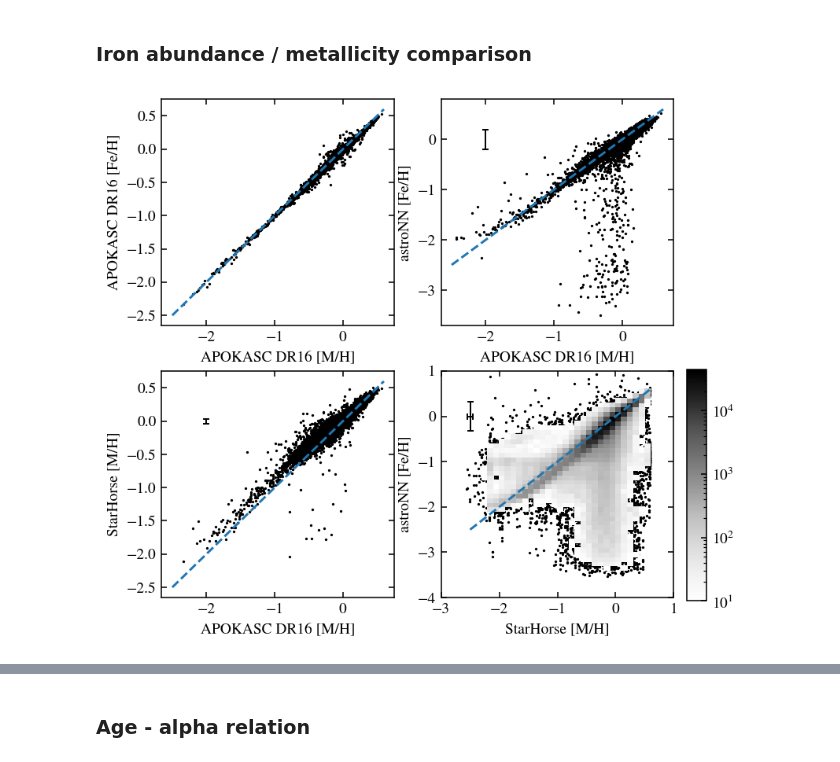
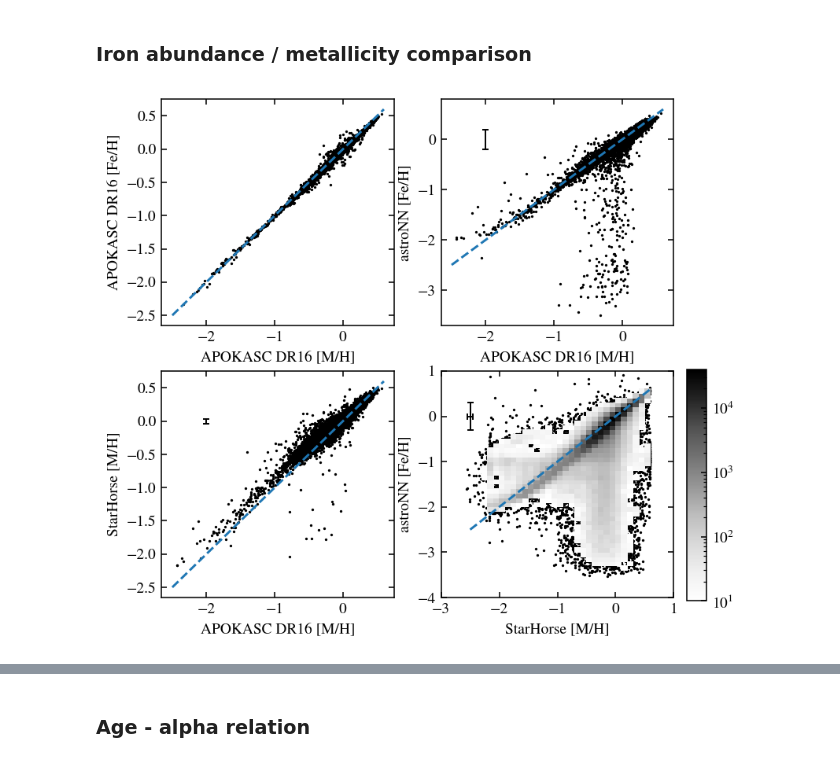
Before and after one commit to lodubay/first-year-project, a Jupyter notebook: compare_datasets.ipynb, the cells around one changed output, grey strips where cells are left out. Cells and saved outputs as stored; diff of their text form; code cells hidden in the pictures.

```diff
--- a/compare_datasets.ipynb
+++ b/compare_datasets.ipynb
@@ -98,7 +98,7 @@ stellar_params.dropna(how='all', inplace=True)
 stellar_params.drop_duplicates(subset='APOGEE_ID', inplace=True)
 stellar_params.set_index('APOGEE_ID', inplace=True)
 # Rename columns
-mapper = dict([(col, 'ASTRONN_'+col) for col in astroNN_cols[4:]])
+mapper = dict([(col, 'ASTRONN_'+col) for col in astroNN_cols[3:]])
 stellar_params.rename(columns=mapper, inplace=True)
 stellar_params.rename(columns={'age_lowess_correct': 'ASTRONN_AGE', 'age_total_error': 'ASTRONN_AGE_ERR', 'met50': 'STARHORSE_M_H'},
                       inplace=True)
@@ -316,35 +317,35 @@ ax.set_ylabel('astroNN [Fe/H]')
 
 # APOKASC vs StarHorse
 ax = axs[1, 0]
-metals = stellar_params[(pd.notna(stellar_params['STARHORSE_M_H'])) & (pd.notna(stellar_params['DR16_FE_H']))]
+metals = stellar_params[(pd.notna(stellar_params['STARHORSE_M_H'])) & (pd.notna(stellar_params['DR16_M_H_COR']))]
 ax.scatter(metals['DR16_M_H_COR'], metals['STARHORSE_M_H'], c='k', s=.5)
 ax.plot([-2.5, 0.6], [-2.5, 0.6], linestyle='--')
 ax.errorbar(-2, 0,
 #             xerr=rms(metals['DR16_M_H_COR_ERR']),
             yerr=[[rms(metals['STARHORSE_M_H_MERR'])], [rms(metals['STARHORSE_M_H_PERR'])]],
             color='k', capsize=2, elinewidth=1)
 ax.set_xlabel('APOKASC DR16 [M/H]')
 ax.set_ylabel('StarHorse [M/H]')
 
 ax = axs[1, 1]
 metals = stellar_params[(pd.notna(stellar_params['ASTRONN_FE_H'])) & (pd.notna(stellar_params['STARHORSE_M_H']))]
 metals.drop(metals[(metals['ASTRONN_FE_H'] < -4) | (metals['ASTRONN_FE_H'] > 1)].index, inplace=True)
 metals.drop(metals[metals['ASTRONN_FE_H_ERR'] > 5].index, inplace=True)
 ax.scatter(metals['STARHORSE_M_H'], metals['ASTRONN_FE_H'], c='k', s=.5)
 hist, xedges, yedges, im = ax.hist2d(metals['STARHORSE_M_H'], metals['ASTRONN_FE_H'],
                                      bins=[np.arange(-3, 1.1, 0.1), np.arange(-4, 1.1, 0.1)],
                                      cmap='Greys', norm=colors.LogNorm(), cmin=10)
 ax.plot([-2.5, 0.6], [-2.5, 0.6], linestyle='--')
 ax.errorbar(-2.5, 0,
             xerr=[[rms(metals['STARHORSE_M_H_MERR'])], [rms(metals['STARHORSE_M_H_PERR'])]],
             yerr=rms(metals['ASTRONN_FE_H_ERR']),
             color='k', capsize=2, elinewidth=1)
 plt.subplots_adjust(right=0.9)
 cax = plt.axes([0.92, 0.12, 0.03, 0.35])
 plt.colorbar(im, cax=cax)
 ax.set_xlabel('StarHorse [M/H]')
 ax.set_ylabel('astroNN [Fe/H]')
 
 plt.show()
 # %% [output]
-[figure, old version]
+[figure, new version]
```
Also changed, not shown: parts of 5 cells of this notebook, 2 other files.
